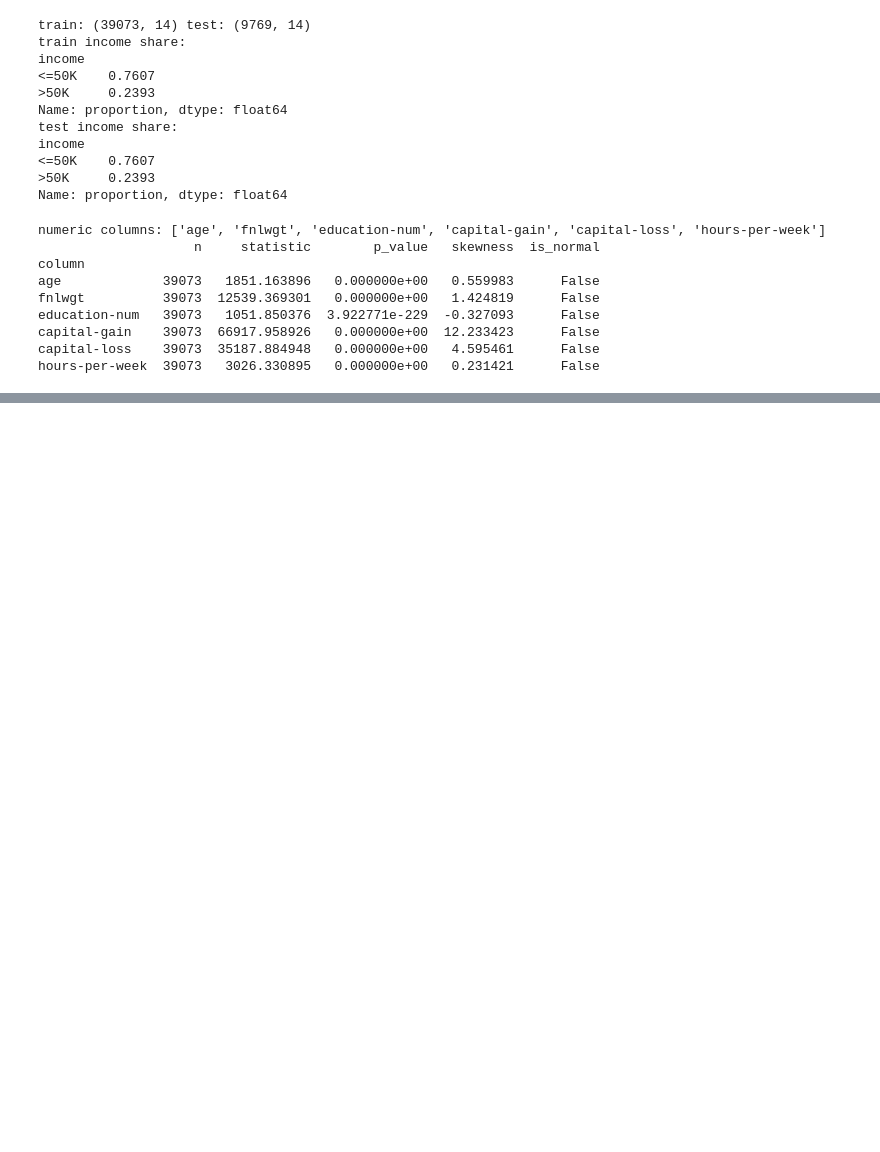
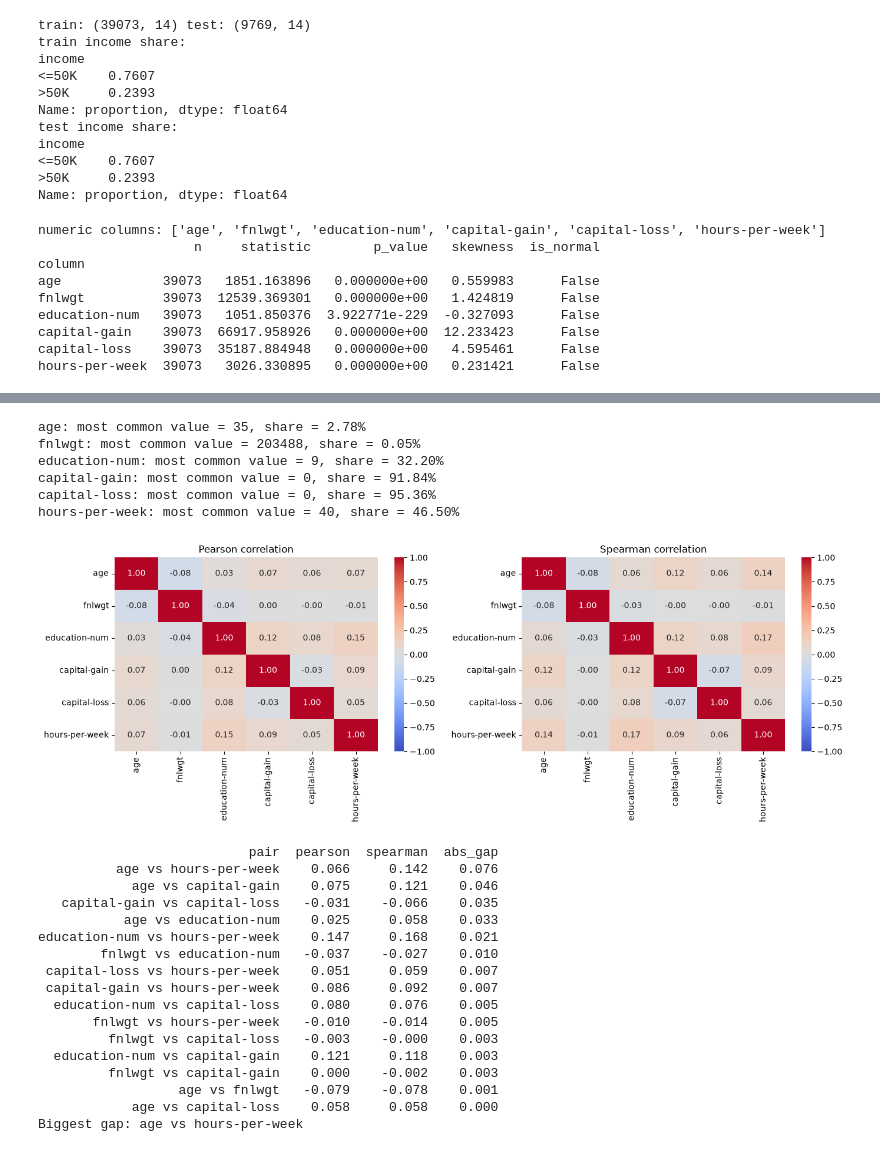
Before and after one commit to TheBrilliantCoder/24127441, a Jupyter notebook: book/01_EDA_tabular.ipynb, the cells around one changed output, grey strips where cells are left out. Cells and saved outputs as stored; diff of their text form; code cells hidden in the pictures; blank space fills up the shorter version.

Commit message:
feat: finish EDA for tabular data

```diff
--- a/book/01_EDA_tabular.ipynb
+++ b/book/01_EDA_tabular.ipynb
@@ -256,0 +283,80 @@ hours-per-week  39073   3026.330895   0.000000e+00   0.231421      False
+# %%
+# For every numeric column: most common value and how much of the data it covers
+mode_share = {}
+for col in numeric_columns:
+    top_value = X_train[col].mode()[0]   # mode() returns a Series (ties possible), [0] takes the first
+    mode_share[col] = (X_train[col] == top_value).mean()
+    print(f"{col}: most common value = {top_value}, share = {mode_share[col]:.2%}")
+# %% [output]
+age: most common value = 35, share = 2.78%
+fnlwgt: most common value = 203488, share = 0.05%
+education-num: most common value = 9, share = 32.20%
+capital-gain: most common value = 0, share = 91.84%
+capital-loss: most common value = 0, share = 95.36%
+hours-per-week: most common value = 40, share = 46.50%
+# %%
+import seaborn as sns
+
+# Correlation matrices (training set only, numeric columns only)
+pearson_corr = X_train[numeric_columns].corr(method="pearson")
+spearman_corr = X_train[numeric_columns].corr(method="spearman")
+
+fig, axes = plt.subplots(1, 2, figsize=(14, 5))
+
+for ax, corr_matrix, name in [
+    (axes[0], pearson_corr, "Pearson"),
+    (axes[1], spearman_corr, "Spearman"),
+]:
+    sns.heatmap(
+        corr_matrix,
+        annot=True,        # print the number in each cell
+        fmt=".2f",         # 2 decimals
+        cmap="coolwarm",   # blue = negative, red = positive
+        vmin=-1, vmax=1,   # same color scale for both plots
+        ax=ax,
+    )
+    ax.set_title(f"{name} correlation")
+
+plt.tight_layout()
+plt.show()
+
+# Gap between Spearman and Pearson for every pair (each pair once)
+gap_rows = []   # list of dictionaries, one per pair
+
+for i in range(len(numeric_columns)):
+    for j in range(i + 1, len(numeric_columns)):
+        col_a, col_b = numeric_columns[i], numeric_columns[j]
+        r_pearson = pearson_corr.loc[col_a, col_b]
+        r_spearman = spearman_corr.loc[col_a, col_b]
+        gap_rows.append({
+            "pair": f"{col_a} vs {col_b}",
+            "pearson": r_pearson,
+            "spearman": r_spearman,
+            "abs_gap": abs(r_spearman - r_pearson),
+        })
+
+# Turn the list of dictionaries into a table, biggest gap first
+gap_table = pd.DataFrame(gap_rows).sort_values("abs_gap", ascending=False)
+print(gap_table.round(3).to_string(index=False))
+
+biggest_gap_pair = gap_table.iloc[0]["pair"]
+print("Biggest gap:", biggest_gap_pair)
+# %% [output]
+[figure, added]
+                           pair  pearson  spearman  abs_gap
+          age vs hours-per-week    0.066     0.142    0.076
+            age vs capital-gain    0.075     0.121    0.046
+   capital-gain vs capital-loss   -0.031    -0.066    0.035
+           age vs education-num    0.025     0.058    0.033
+education-num vs hours-per-week    0.147     0.168    0.021
+        fnlwgt vs education-num   -0.037    -0.027    0.010
+ capital-loss vs hours-per-week    0.051     0.059    0.007
+ capital-gain vs hours-per-week    0.086     0.092    0.007
+  education-num vs capital-loss    0.080     0.076    0.005
+       fnlwgt vs hours-per-week   -0.010    -0.014    0.005
+         fnlwgt vs capital-loss   -0.003    -0.000    0.003
+  education-num vs capital-gain    0.121     0.118    0.003
+         fnlwgt vs capital-gain    0.000    -0.002    0.003
+                  age vs fnlwgt   -0.079    -0.078    0.001
+            age vs capital-loss    0.058     0.058    0.000
+Biggest gap: age vs hours-per-week
```
Also changed, not shown: parts of 16 cells of this notebook.
